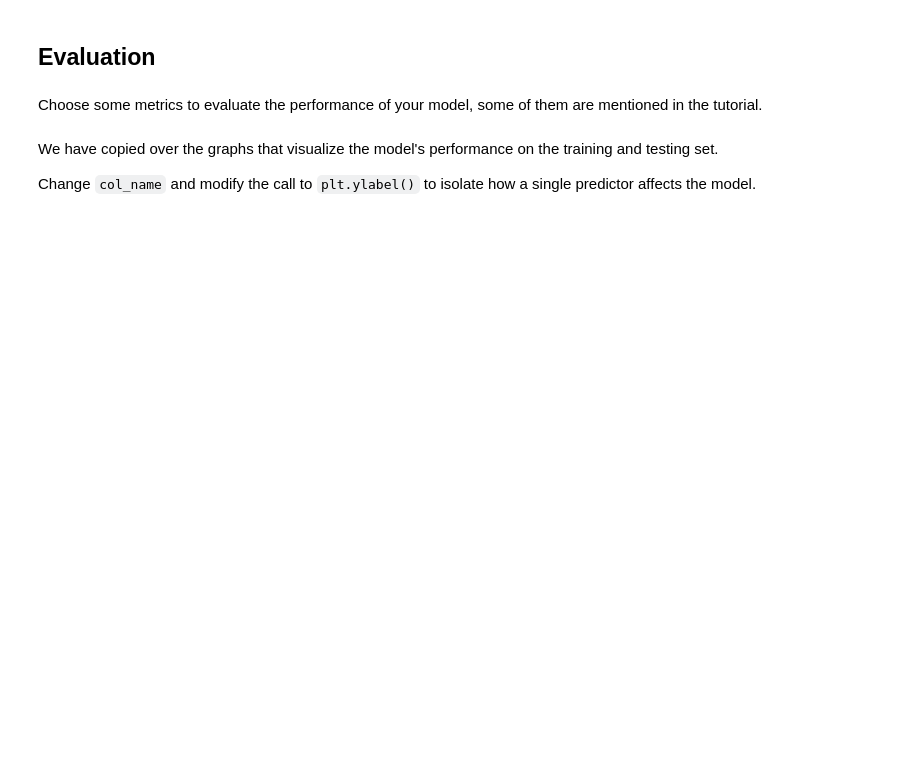
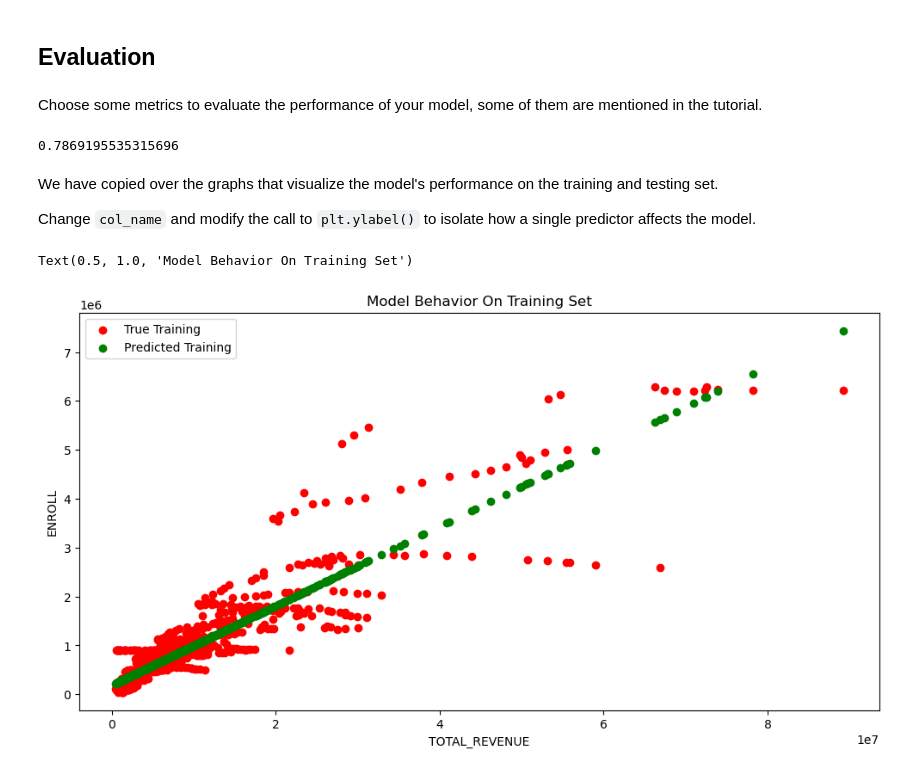
Before and after one commit to MaxWangZY/MDST-Onboarding-main, a Jupyter notebook: tutorial1/checkpoint1.ipynb, the cells around one changed output. Saved outputs shown, nothing was run; the diff lists cells and outputs as text; code cells hidden in the pictures; blank space fills up the shorter version.

```diff
--- a/tutorial1/checkpoint1.ipynb
+++ b/tutorial1/checkpoint1.ipynb
@@ -146,11 +167,14 @@ from sklearn.model_selection import train_test_split
 
 # X =
 # y =
+X = df[['TOTAL_REVENUE']]
+y = df['ENROLL']
 # %%
 # @@@ 9
 
 # X_train, X_test, y_train, y_test = train_test_split(
 #      X, y, test_size=, random_state=42)
+X_train, X_test, y_train, y_test = train_test_split(X, y, test_size=.2, random_state=0)
 # %% [markdown]
 <h2> Prediction </h2>
 # %% [markdown]
@@ -162,3 +187,5 @@ ML Models [Resource](https://medium.com/@vijaya.beeravalli/comparison-of-machine
 # @@@ 11
 # create your model here
 # model =
+# Create your model here
+model = LinearRegression()
@@ -166,0 +192,8 @@ model.fit(X_train, y_train)
+# %%
+from sklearn.impute import SimpleImputer
+imputer = SimpleImputer(strategy='mean')
+X_train = imputer.fit_transform(X_train)
+X_test = imputer.transform(X_test)
+y_train = y_train.fillna(y_train.mean())
+
+model.fit(X_train, y_train)
@@ -175,3 +208,10 @@ Choose some metrics to evaluate the performance of your model, some of them are
+# %%
+# @@@ 12
+y_test = y_test.fillna(y_test.mean())
+model.score(X_test, y_test)
+# A linear model does not fit.
+# %% [output]
+0.7869195535315696
 # %% [markdown]
 We have copied over the graphs that visualize the model's performance on the training and testing set.
 
@@ -179,17 +219,20 @@ Change `col_name` and modify the call to `plt.ylabel()` to isolate how a single
 # %%
 # @@@ 13
 
-# col_name = 'COLUMN NAME OF ONE PREDICTOR'
+col_name = 'TOTAL_REVENUE'
 
 
-# f = plt.figure(figsize=(12,6))
-# plt.scatter(X_train[col_name], y_train, color = "red")
-# plt.scatter(X_train[col_name], model.predict(X_train), color = "green")
+f = plt.figure(figsize=(12,6))
+plt.scatter(X_train, y_train, color = "red")
+plt.scatter(X_train, model.predict(X_train), color = "green")
 
-# plt.legend(['True Training','Predicted Training'])
-# plt.xlabel(col_name)
-# plt.ylabel('NAME OF THE PREDICTOR')
-# plt.title("Model Behavior On Training Set")
+plt.legend(['True Training','Predicted Training'])
+plt.xlabel(col_name)
+plt.ylabel('ENROLL')
+plt.title("Model Behavior On Training Set")
+# %% [output]
+Text(0.5, 1.0, 'Model Behavior On Training Set')
+[figure, added]
 # %%
 # @@@ 14
 
```
Also changed, not shown: parts of 11 cells of this notebook.
